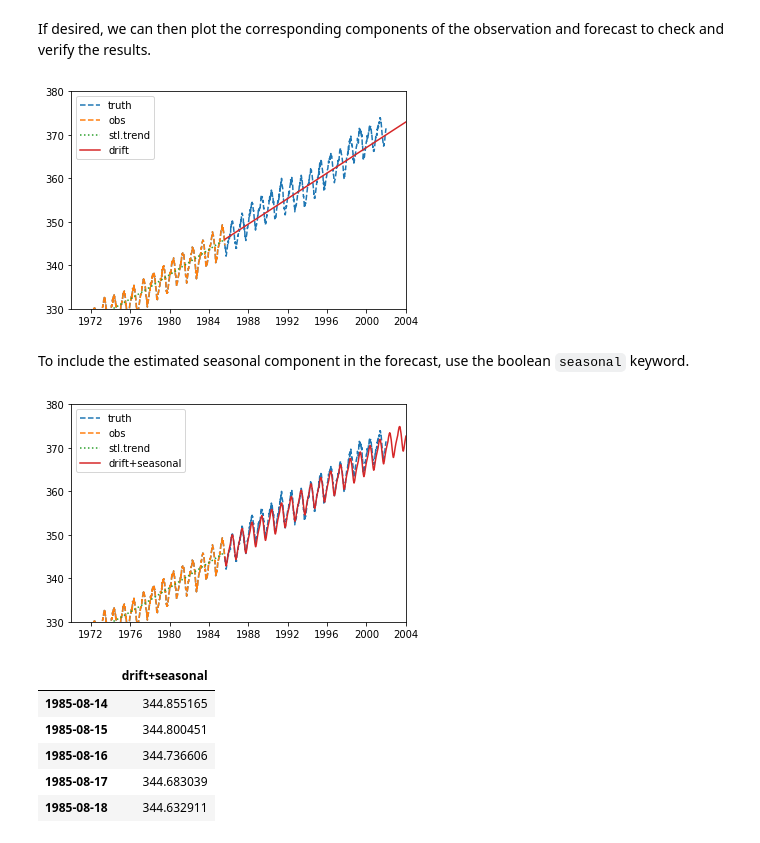
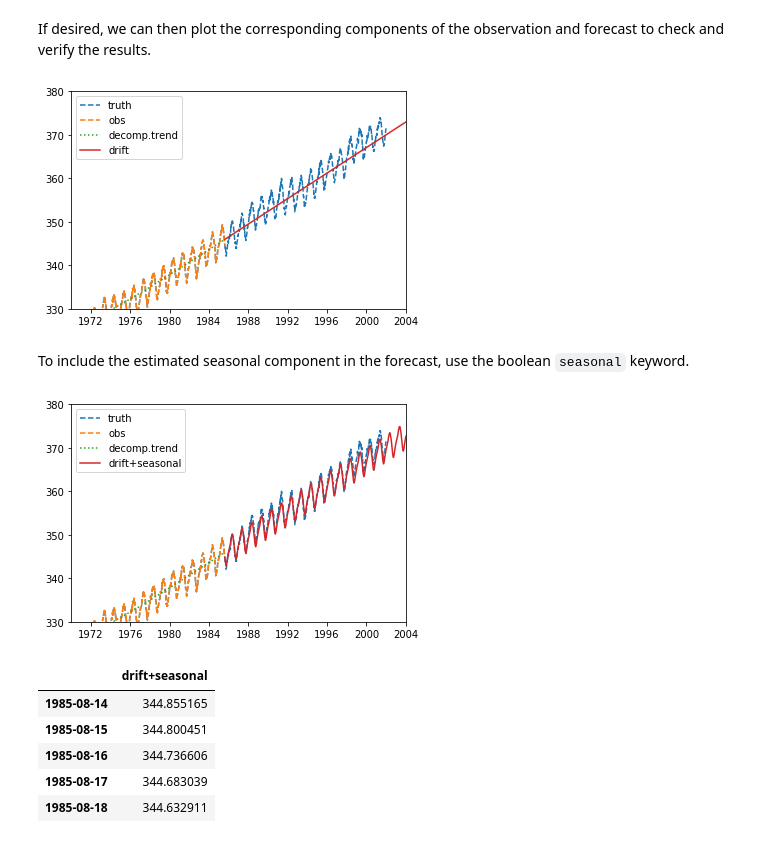
Before and after one commit to jrmontag/STLDecompose, a Jupyter notebook: STL-usage-example.ipynb, the cells around one changed output. Cells and saved outputs as stored; diff of their text form; code cells hidden in the pictures.

```diff
--- a/STL-usage-example.ipynb
+++ b/STL-usage-example.ipynb
@@ -19,6 +21,7 @@ We'll use some of the data that comes pre-packaged with `statsmodels` to demonst
 # %%
 def get_statsmodels_df():
-    # some hijinks to get around outdated statsmodels 0.9.0 code
+    """Return packaged data in a pandas.DataFrame"""
+    # some hijinks to get around outdated statsmodels code
     dataset = sm.datasets.co2.load()
     start = dataset.data['date'][0].decode('utf-8')
     index = pd.date_range(start=start, periods=len(dataset.data), freq='W-SAT')
@@ -109,9 +112,9 @@ len(obs)
 short_obs = obs.head(10000)
 # %%
 # apply the decomp to the truncated observation
-short_stl = decompose(short_obs, period=365)
+short_decomp = decompose(short_obs, period=365)
 
-short_stl
+short_decomp
 # %% [output]
 <statsmodels.tsa.seasonal.DecomposeResult at 0x...>
 # %% [markdown]
@@ -124,7 +127,7 @@ There are a handful of predefined functions that can be imported from the `stlde
 
 The return type of the `forecast()` method is a `pandas.Dataframe` with a column name that represents the forecast function and an appropriate `DatetimeIndex`.
 # %%
-fcast = forecast(short_stl, steps=8000, fc_func=drift)
+fcast = forecast(short_decomp, steps=8000, fc_func=drift)
 
 fcast.head()
 # %% [output]
@@ -139,27 +142,27 @@ If desired, we can then plot the corresponding components of the observation and
 # %%
 plt.plot(obs, '--', label='truth')
 plt.plot(short_obs, '--', label='obs')
-plt.plot(short_stl.trend, ':', label='stl.trend')
+plt.plot(short_decomp.trend, ':', label='decomp.trend')
 plt.plot(fcast, '-', label=fcast.columns[0])
 
 plt.xlim('1970','2004'); plt.ylim(330,380);
 plt.legend();
 # %% [output]
-[figure, old version]
+[figure, new version]
 # %% [markdown]
 To include the estimated seasonal component in the forecast, use the boolean `seasonal` keyword.
 # %%
-fcast = forecast(short_stl, steps=8000, fc_func=drift, seasonal=True)
+fcast = forecast(short_decomp, steps=8000, fc_func=drift, seasonal=True)
 
 plt.plot(obs, '--', label='truth')
 plt.plot(short_obs, '--', label='obs')
-plt.plot(short_stl.trend, ':', label='stl.trend')
+plt.plot(short_decomp.trend, ':', label='decomp.trend')
 plt.plot(fcast, '-', label=fcast.columns[0])
 
 plt.xlim('1970','2004'); plt.ylim(330,380);
 plt.legend();
 # %% [output]
-[figure, old version]
+[figure, new version]
 # %%
 fcast.head()
 # %% [output]
```
Also changed, not shown: parts of 8 cells of this notebook.
